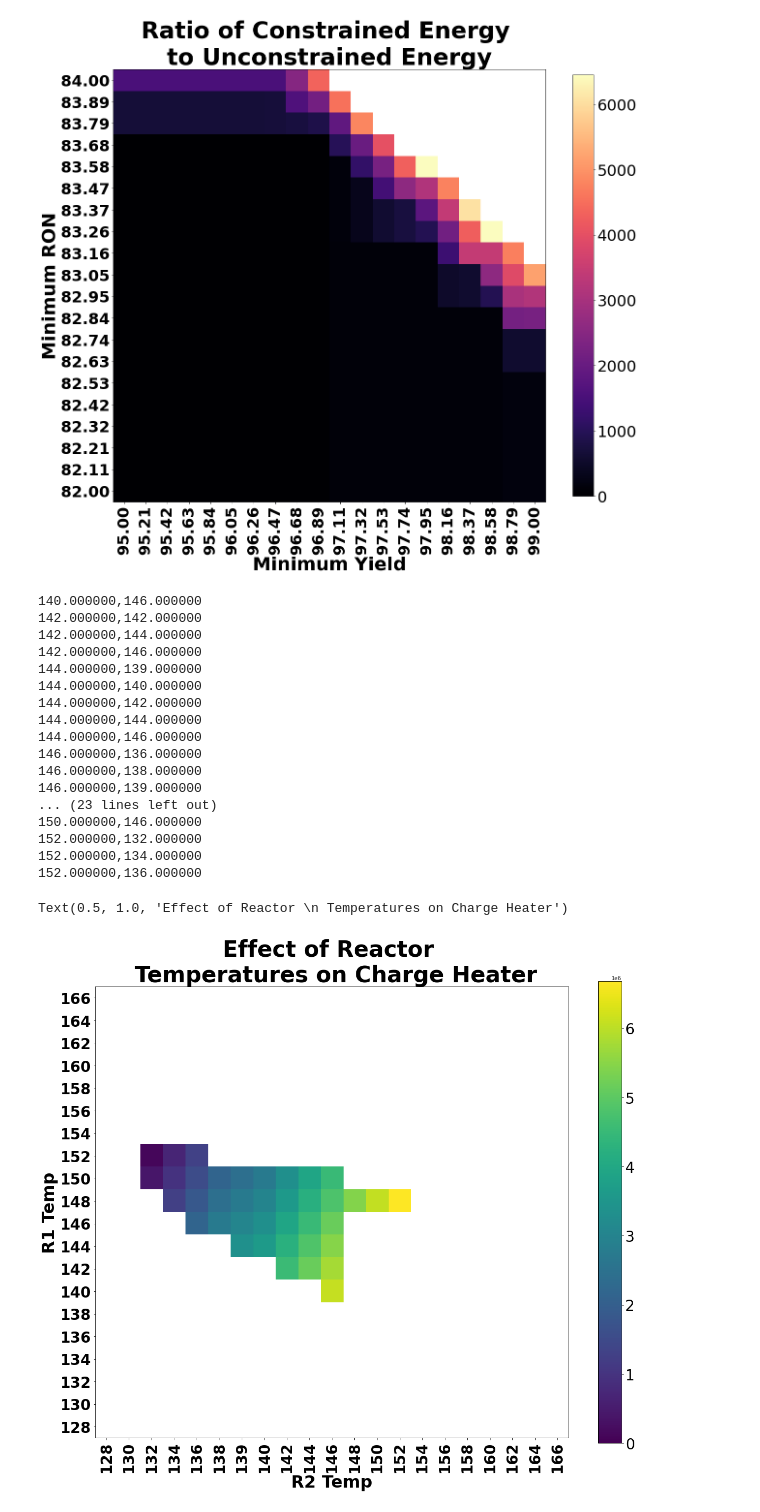
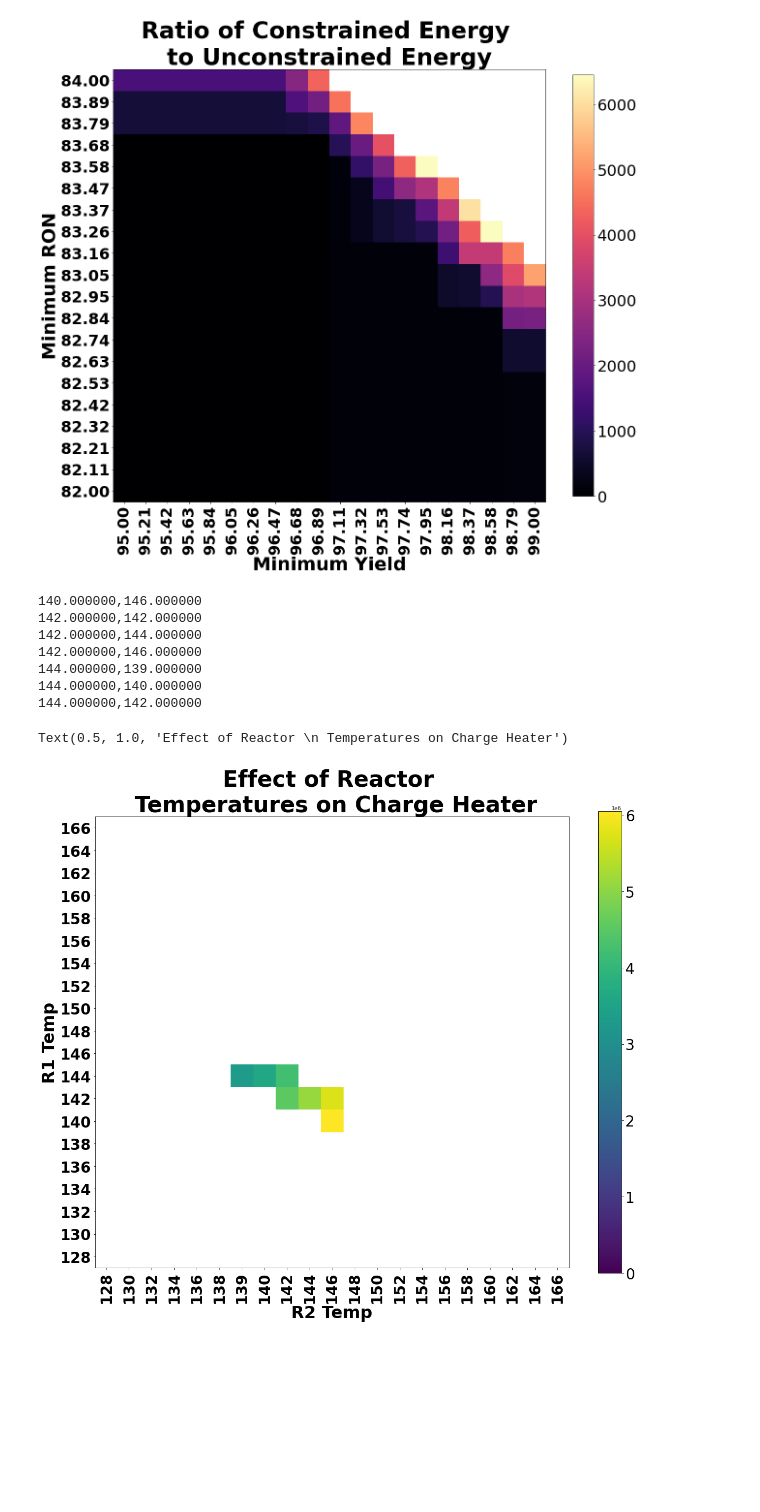
Before and after one commit to KISRDevelopment/iso-exploration, a Jupyter notebook: global_optima.ipynb, the cells around one changed output. Drawn from its saved outputs; the diff is of its cells as text; code cells hidden in the pictures; blank space fills up the shorter version.

```diff
--- a/global_optima.ipynb
+++ b/global_optima.ipynb
@@ -376,61 +376,51 @@ plt.savefig("tmp/fig8.tiff", bbox_inches='tight', transparent=True, pad_inches=0
 696.953257472589
 [figure]
 # %%
-r1s = sorted(set(df['r1_temp']))
+r1s = sorted(set(dfe['r1_temp']))
 r1idxs = dict(zip(r1s, range(len(r1s))))
-r2s = sorted(set(df['r2_temp']))
+r2s = sorted(set(dfe['r2_temp']))
 r2idxs = dict(zip(r2s, range(len(r2s))))
 dependent_var = 'r1_charge_heater'
 
 yield_var = 'process_yield'
 ron_var = 'process_ron'
-min_yield = 98
+min_yield = 99
 min_ron = 83
 
 M = np.zeros((len(r1s), len(r2s)))
 for i, r1t in enumerate(r1s):
     for j, r2t in enumerate(r2s):
-        sdf = df[(df['r1_temp'] == r1t) & (df['r2_temp'] == r2t) & (df['r1_charge_heater'] >= 0)]
-        mean_dep = np.mean(sdf[dependent_var])
+        sdf = dfe[(dfe['r1_temp'] == r1t) & (dfe['r2_temp'] == r2t) & (dfe['r1_charge_heater'] >= 0)]
+        mean_dep = np.min(sdf[dependent_var])
         yields = sdf[yield_var]
         rons = sdf[ron_var]
 
         if np.any((yields >= min_yield) & (rons >= min_ron)):
             print("%f,%f" % (r1t,r2t))
             M[i, j] = mean_dep
         else:
             M[i, j] = np.nan
 
 n,m = M.shape
 f, ax = plt.subplots(1, 1, figsize=(20, 20))
 im = ax.imshow(M, origin='lower', vmin=0)
 
 ax.set_xticks(np.arange(m))
 ax.set_xticklabels(['%d' % d for d in r2s], rotation=90, fontsize=28, fontweight='bold')
 ax.set_yticks(np.arange(n))
 ax.set_yticklabels(['%d' % d for d in r1s], fontsize=28, fontweight='bold')
 ax.set_xlabel('R2 Temp', fontsize=32, fontweight='bold')
 ax.set_ylabel('R1 Temp', fontsize=32, fontweight='bold')
 cbar = f.colorbar(im, ax=ax, shrink=0.8)
 cbar.ax.tick_params(labelsize=28)
 ax.set_title('Effect of Reactor \n Temperatures on Charge Heater', fontsize=42, fontweight='bold')
 # %% [output]
 140.000000,146.000000
 142.000000,142.000000
 142.000000,144.000000
 142.000000,146.000000
 144.000000,139.000000
 144.000000,140.000000
 144.000000,142.000000
-144.000000,144.000000
-144.000000,146.000000
-146.000000,136.000000
-146.000000,138.000000
-146.000000,139.000000
-... (23 lines left out)
-150.000000,146.000000
-152.000000,132.000000
-152.000000,134.000000
-152.000000,136.000000
 Text(0.5, 1.0, 'Effect of Reactor \n Temperatures on Charge Heater')
-[figure, old version]
+[figure, new version]
```
Also changed, not shown: parts of 1 cell of this notebook, 5 other files.
